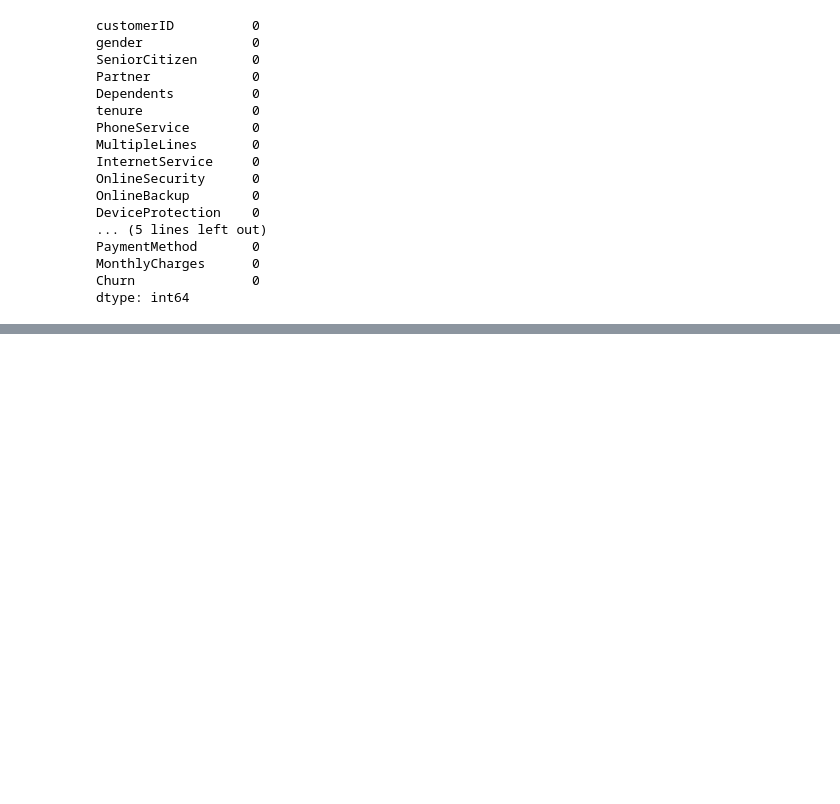
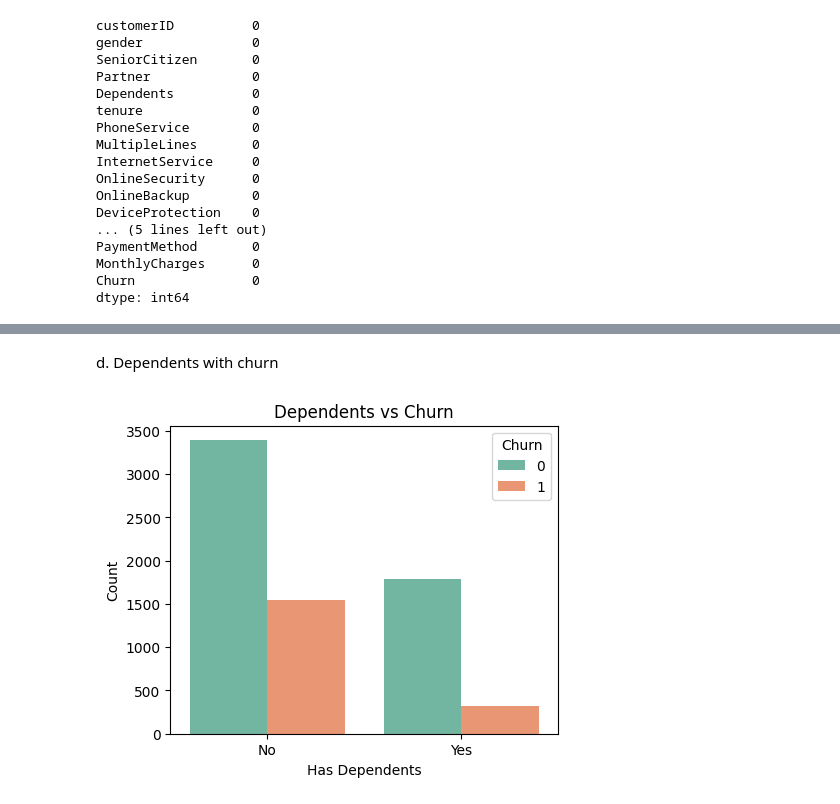
Before and after one commit to Emelyne749/224007670-Computer-intelligency, a Jupyter notebook: lab-1.ipynb, the cells around one changed output, grey strips where cells are left out. Saved outputs shown, nothing was run; the diff lists cells and outputs as text; code cells hidden in the pictures; blank space fills up the shorter version.

```diff
--- a/lab-1.ipynb
+++ b/lab-1.ipynb
@@ -176,0 +218,11 @@ dtype: int64
+# %% [markdown]
+d. Dependents with churn
+# %%
+plt.figure(figsize=(5, 4))
+sns.countplot(data=data, x='Dependents', hue='Churn', palette='Set2')
+plt.title('Dependents vs Churn')
+plt.xlabel('Has Dependents')
+plt.ylabel('Count')
+plt.show()
+# %% [output]
+[figure, added]
```
Also changed, not shown: parts of 19 cells of this notebook.
